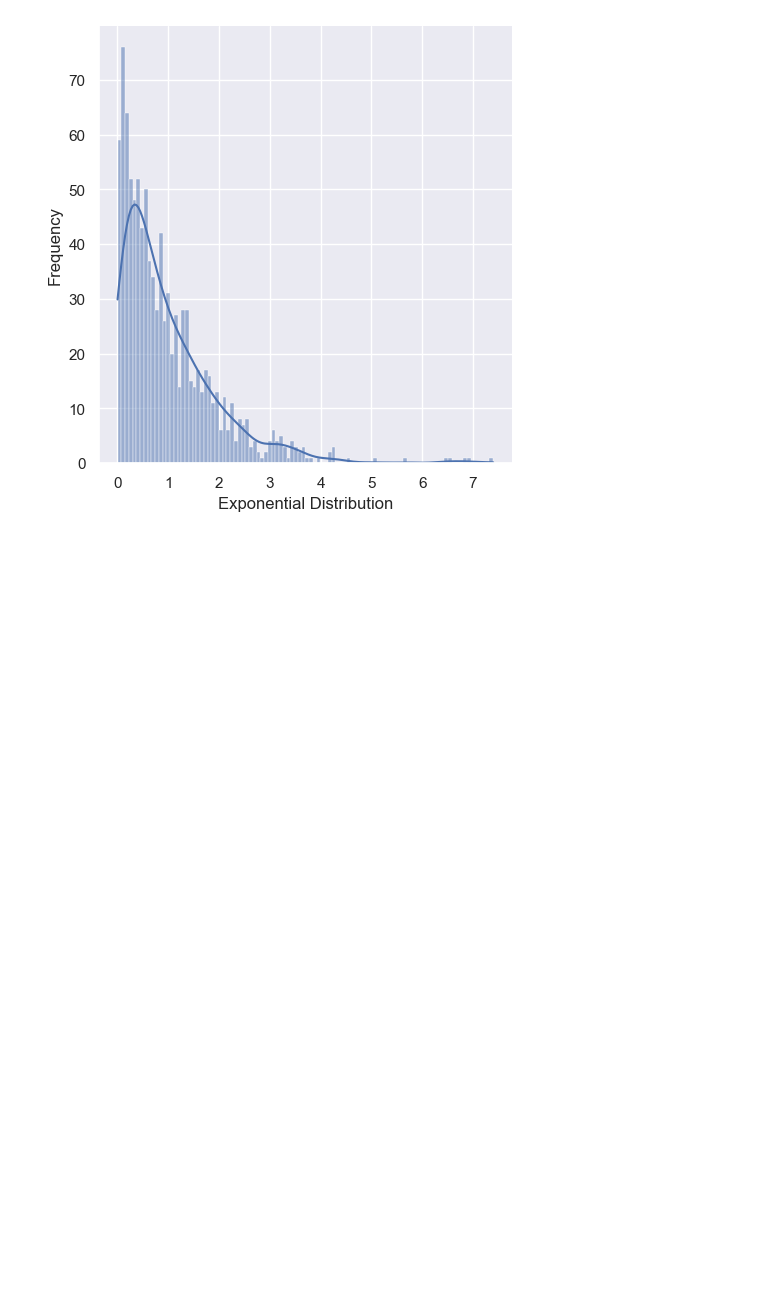
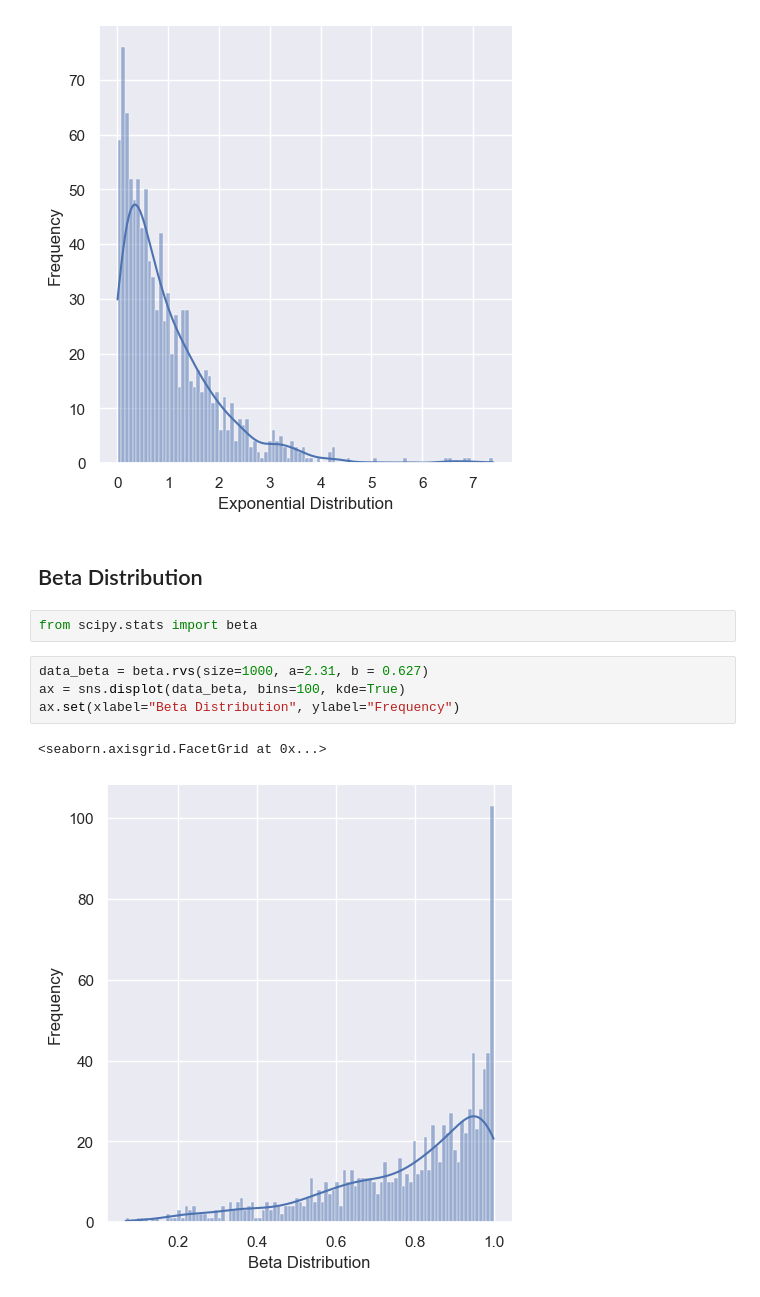
Before and after one commit to shafaq-aslam/statistics-prob, a Jupyter notebook: 08_continuous_distributions.ipynb, the cells around one changed output. Cells and saved outputs as stored; diff of their text form; blank space fills up the shorter version.

Commit message:
Beta distribution added

```diff
--- a/08_continuous_distributions.ipynb
+++ b/08_continuous_distributions.ipynb
@@ -60,3 +60,14 @@ ax.set(xlabel = "Exponential Distribution", ylabel="Frequency")
 # %% [output]
 <seaborn.axisgrid.FacetGrid at 0x...>
 [figure]
+# %% [markdown]
+## Beta Distribution
+# %%
+from scipy.stats import beta
+# %%
+data_beta = beta.rvs(size=1000, a=2.31, b = 0.627)
+ax = sns.displot(data_beta, bins=100, kde=True)
+ax.set(xlabel="Beta Distribution", ylabel="Frequency")
+# %% [output]
+<seaborn.axisgrid.FacetGrid at 0x...>
+[figure, added]
```
Also changed, not shown: parts of 1 cell of this notebook.
